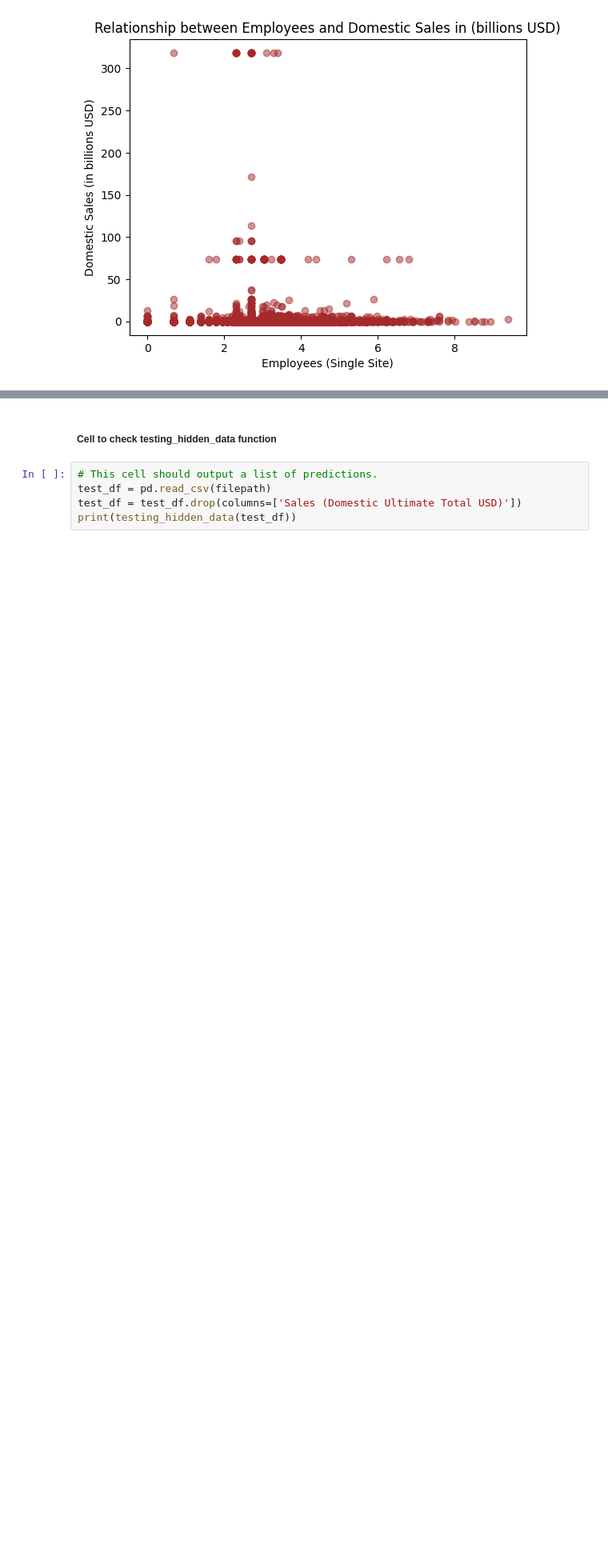
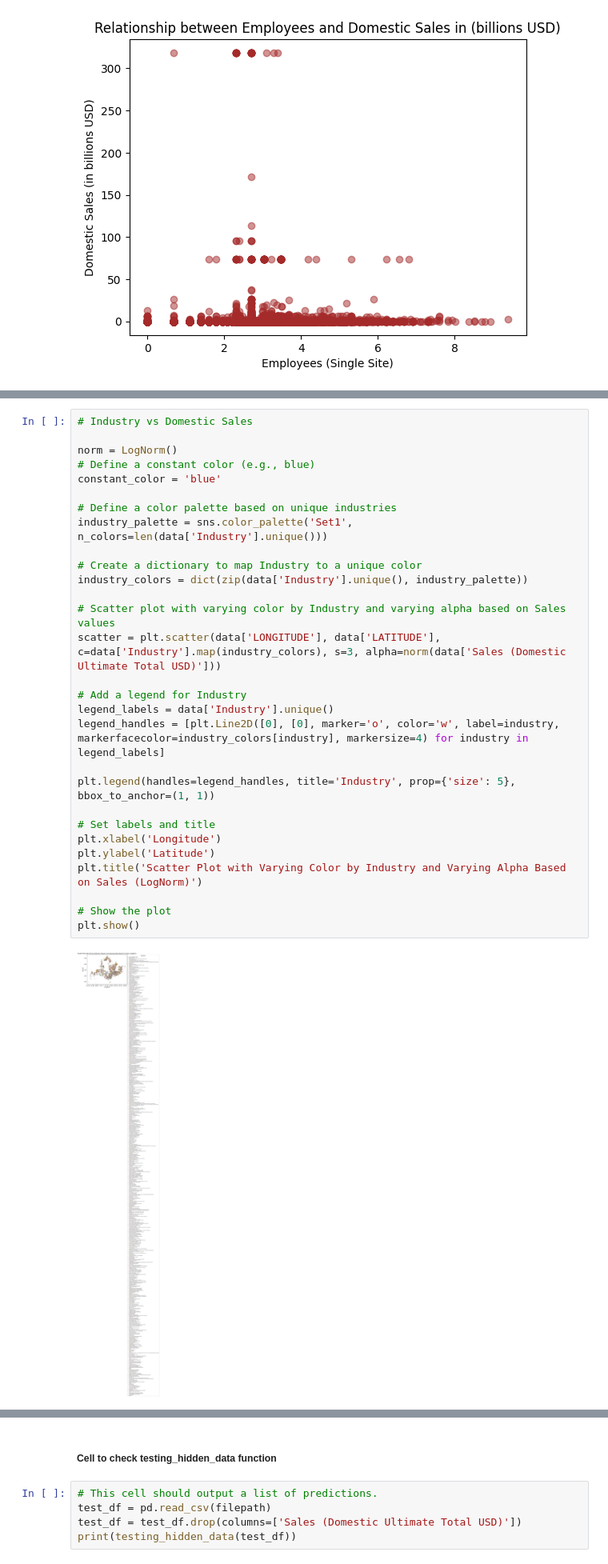
Before and after one commit to Therulow/NUS-SDS-Datathon-Champion-Group315, a Jupyter notebook: NUS_DATATHON_CHAMPION_TEAM NAME.ipynb, the cells around one changed output, grey strips where cells are left out. Shown at 80% size. Saved outputs shown, nothing was run; the diff lists cells and outputs as text; blank space fills up the shorter version.

```diff
--- a/NUS_DATATHON_CHAMPION_TEAM NAME.ipynb
+++ b/NUS_DATATHON_CHAMPION_TEAM NAME.ipynb
@@ -216,3 +238,34 @@ plt.show()
+# %%
+# Industry vs Domestic Sales
+
+norm = LogNorm()
+# Define a constant color (e.g., blue)
+constant_color = 'blue'
+
+# Define a color palette based on unique industries
+industry_palette = sns.color_palette('Set1', n_colors=len(data['Industry'].unique()))
+
+# Create a dictionary to map Industry to a unique color
+industry_colors = dict(zip(data['Industry'].unique(), industry_palette))
+
+# Scatter plot with varying color by Industry and varying alpha based on Sales values
+scatter = plt.scatter(data['LONGITUDE'], data['LATITUDE'], c=data['Industry'].map(industry_colors), s=3, alpha=norm(data['Sales (Domestic Ultimate Total USD)']))
+
+# Add a legend for Industry
+legend_labels = data['Industry'].unique()
+legend_handles = [plt.Line2D([0], [0], marker='o', color='w', label=industry, markerfacecolor=industry_colors[industry], markersize=4) for industry in legend_labels]
+
+plt.legend(handles=legend_handles, title='Industry', prop={'size': 5}, bbox_to_anchor=(1, 1))
+
+# Set labels and title
+plt.xlabel('Longitude')
+plt.ylabel('Latitude')
+plt.title('Scatter Plot with Varying Color by Industry and Varying Alpha Based on Sales (LogNorm)')
+
+# Show the plot
+plt.show()
+# %% [output]
+[figure, added]
 # %% [markdown]
 ## The cell below is **NOT** to be removed
 ##### The function is to be amended so that it accepts the given input (dataframe) and returns the required output (list).
```
Also changed, not shown: parts of 2 cells of this notebook.
